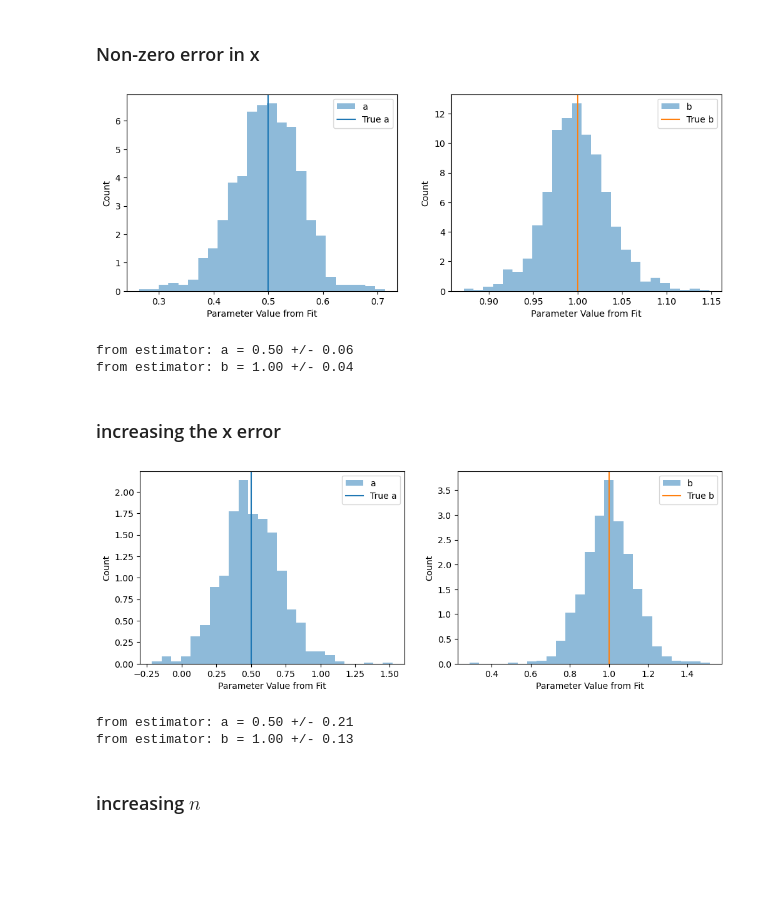
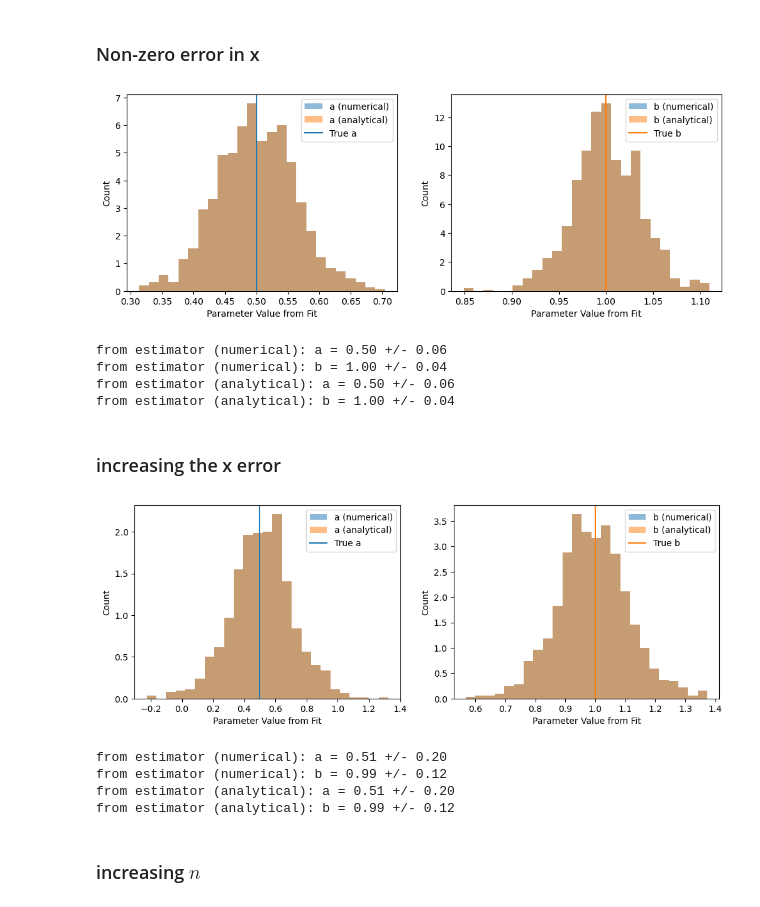
Before and after one commit to aotownsend/StatMethods2022, a Jupyter notebook: submissions/week5/annanay_week5.ipynb, the cells around one changed output. Saved outputs shown, nothing was run; the diff lists cells and outputs as text; code cells hidden in the pictures; blank space fills up the shorter version.

```diff
--- a/submissions/week5/annanay_week5.ipynb
+++ b/submissions/week5/annanay_week5.ipynb
@@ -26 +38,6 @@ plt.plot(x, y, 'x')
+# %%
+def analytical_minimizer(x,y):
+    a = np.sum(x*(y-np.mean(y)))/np.sum(x*(x-np.mean(x)))
+    b = np.mean(y) - a*np.mean(x)
+    return a, b
 # %%
@@ -57,6 +66,8 @@ n = 10
 
 a_values = np.zeros(n_experiments)
 b_values = np.zeros(n_experiments)
+a_values_ana = np.zeros(n_experiments)
+b_values_ana = np.zeros(n_experiments)
 
 a, b, sigma_x,sigma_y = 0.5, 1, 0, 0.05 # for the first part sigma_x = 0
 
@@ -64,15 +75,18 @@ a, b, sigma_x,sigma_y = 0.5, 1, 0, 0.05 # for the first part sigma_x = 0
 for i in range(n_experiments):
     x_, y_ = generate_data(10, a, b, sigma_x, sigma_y) # generate samples of n points
     a_values[i], b_values[i] = minimize(Chi2, x0=(0, 0), args = (x_, y_, sigma_y)).x # find the best fit parameters for a and b
+    a_values_ana[i], b_values_ana[i] = analytical_minimizer(x_, y_) # find the best fit parameters for a and b analytically
 
 # plot the distribution of estimated a and b values
 n_bins = 25
 
 fig, axs = plt.subplots(1, 2, figsize=(12, 4))
-axs[0].hist(a_values, bins=n_bins, density=True, alpha=0.5, label='a')
+axs[0].hist(a_values, bins=n_bins, density=True, alpha=0.5, label='a (numerical)')
+axs[0].hist(a_values_ana, bins=n_bins, density=True, alpha=0.5, label='a (analytical)')
 axs[0].axvline(a, color='C0', label='True a')
 axs[0].legend()
-axs[1].hist(b_values, bins=n_bins, density=True, alpha=0.5, label='b')
+axs[1].hist(b_values, bins=n_bins, density=True, alpha=0.5, label='b (numerical)')
+axs[1].hist(b_values_ana, bins=n_bins, density=True, alpha=0.5, label='b (analytical)')
 axs[1].axvline(b, color='C1', label='True b')
 axs[1].legend()
 
@@ -81,6 +95,8 @@ for ax in axs:
     ax.set_ylabel('Count')
 plt.show()
 
-print('from estimator: a = {:.2f} +/- {:.2f}'.format(np.mean(a_values), np.std(a_values)))
-print('from estimator: b = {:.2f} +/- {:.2f}'.format(np.mean(b_values), np.std(b_values)))
+print('from estimator (numerical): a = {:.2f} +/- {:.2f}'.format(np.mean(a_values), np.std(a_values)))
+print('from estimator (numerical): b = {:.2f} +/- {:.2f}'.format(np.mean(b_values), np.std(b_values)))
+print('from estimator (analytical): a = {:.2f} +/- {:.2f}'.format(np.mean(a_values_ana), np.std(a_values_ana)))
+print('from estimator (analytical): b = {:.2f} +/- {:.2f}'.format(np.mean(b_values_ana), np.std(b_values_ana)))
 # %% [output]
@@ -92,39 +110,48 @@ from estimator: b = 1.00 +/- 0.04
 # %%
 n_experiments = 1000
 n = 10
 
 a_values = np.zeros(n_experiments)
 b_values = np.zeros(n_experiments)
+a_values_ana = np.zeros(n_experiments)
+b_values_ana = np.zeros(n_experiments)
 
 a, b, sigma_x, sigma_y = 0.5, 1, 0.05, 0.05 # now sigma_x = 0.05
 
 
 for i in range(n_experiments):
     x_, y_ = generate_data(10, a, b, sigma_x, sigma_y) # generate samples of n points
     a_values[i], b_values[i] = minimize(Chi2, x0=(0, 0), args = (x_, y_, sigma_y)).x # find the best fit parameters for a and b
+    a_values_ana[i], b_values_ana[i] = analytical_minimizer(x_, y_) # find the best fit parameters for a and b analytically
 
 # plot the distribution of estimated a and b values
 n_bins = 25
 
 fig, axs = plt.subplots(1, 2, figsize=(12, 4))
-axs[0].hist(a_values, bins=n_bins, density=True, alpha=0.5, label='a')
+axs[0].hist(a_values, bins=n_bins, density=True, alpha=0.5, label='a (numerical)')
+axs[0].hist(a_values_ana, bins=n_bins, density=True, alpha=0.5, label='a (analytical)')
 axs[0].axvline(a, color='C0', label='True a')
 axs[0].legend()
-axs[1].hist(b_values, bins=n_bins, density=True, alpha=0.5, label='b')
+axs[1].hist(b_values, bins=n_bins, density=True, alpha=0.5, label='b (numerical)')
+axs[1].hist(b_values_ana, bins=n_bins, density=True, alpha=0.5, label='b (analytical)')
 axs[1].axvline(b, color='C1', label='True b')
 axs[1].legend()
 
 for ax in axs:
     ax.set_xlabel('Parameter Value from Fit')
     ax.set_ylabel('Count')
 plt.show()
 
-print('from estimator: a = {:.2f} +/- {:.2f}'.format(np.mean(a_values), np.std(a_values)))
-print('from estimator: b = {:.2f} +/- {:.2f}'.format(np.mean(b_values), np.std(b_values)))
+print('from estimator (numerical): a = {:.2f} +/- {:.2f}'.format(np.mean(a_values), np.std(a_values)))
+print('from estimator (numerical): b = {:.2f} +/- {:.2f}'.format(np.mean(b_values), np.std(b_values)))
+print('from estimator (analytical): a = {:.2f} +/- {:.2f}'.format(np.mean(a_values_ana), np.std(a_values_ana)))
+print('from estimator (analytical): b = {:.2f} +/- {:.2f}'.format(np.mean(b_values_ana), np.std(b_values_ana)))
 # %% [output]
-[figure, old version]
+[figure, new version]
-from estimator: a = 0.50 +/- 0.06
-from estimator: b = 1.00 +/- 0.04
+from estimator (numerical): a = 0.50 +/- 0.06
+from estimator (numerical): b = 1.00 +/- 0.04
+from estimator (analytical): a = 0.50 +/- 0.06
+from estimator (analytical): b = 1.00 +/- 0.04
 # %% [markdown]
 ### increasing the x error
 # %%
@@ -133,6 +160,8 @@ n = 10
 
 a_values = np.zeros(n_experiments)
 b_values = np.zeros(n_experiments)
+a_values_ana = np.zeros(n_experiments)
+b_values_ana = np.zeros(n_experiments)
 
 a, b, sigma_x, sigma_y = 0.5, 1, 0.2, 0.2 # now sigma_x = 0.2 and sigma_y = 0.2
 
@@ -140,15 +169,18 @@ a, b, sigma_x, sigma_y = 0.5, 1, 0.2, 0.2 # now sigma_x = 0.2 and sigma_y = 0.2
 for i in range(n_experiments):
     x_, y_ = generate_data(10, a, b, sigma_x, sigma_y) # generate samples of n points
     a_values[i], b_values[i] = minimize(Chi2, x0=(0, 0), args = (x_, y_, sigma_y)).x # find the best fit parameters for a and b
+    a_values_ana[i], b_values_ana[i] = analytical_minimizer(x_, y_) # find the best fit parameters for a and b analytically
 
 # plot the distribution of estimated a and b values
 n_bins = 25
 
 fig, axs = plt.subplots(1, 2, figsize=(12, 4))
-axs[0].hist(a_values, bins=n_bins, density=True, alpha=0.5, label='a')
+axs[0].hist(a_values, bins=n_bins, density=True, alpha=0.5, label='a (numerical)')
+axs[0].hist(a_values_ana, bins=n_bins, density=True, alpha=0.5, label='a (analytical)')
 axs[0].axvline(a, color='C0', label='True a')
 axs[0].legend()
-axs[1].hist(b_values, bins=n_bins, density=True, alpha=0.5, label='b')
+axs[1].hist(b_values, bins=n_bins, density=True, alpha=0.5, label='b (numerical)')
+axs[1].hist(b_values_ana, bins=n_bins, density=True, alpha=0.5, label='b (analytical)')
 axs[1].axvline(b, color='C1', label='True b')
 axs[1].legend()
 
@@ -157,12 +189,16 @@ for ax in axs:
     ax.set_ylabel('Count')
 plt.show()
 
-print('from estimator: a = {:.2f} +/- {:.2f}'.format(np.mean(a_values), np.std(a_values)))
-print('from estimator: b = {:.2f} +/- {:.2f}'.format(np.mean(b_values), np.std(b_values)))
+print('from estimator (numerical): a = {:.2f} +/- {:.2f}'.format(np.mean(a_values), np.std(a_values)))
+print('from estimator (numerical): b = {:.2f} +/- {:.2f}'.format(np.mean(b_values), np.std(b_values)))
+print('from estimator (analytical): a = {:.2f} +/- {:.2f}'.format(np.mean(a_values_ana), np.std(a_values_ana)))
+print('from estimator (analytical): b = {:.2f} +/- {:.2f}'.format(np.mean(b_values_ana), np.std(b_values_ana)))
 # %% [output]
-[figure, old version]
+[figure, new version]
-from estimator: a = 0.50 +/- 0.21
-from estimator: b = 1.00 +/- 0.13
+from estimator (numerical): a = 0.51 +/- 0.20
+from estimator (numerical): b = 0.99 +/- 0.12
+from estimator (analytical): a = 0.51 +/- 0.20
+from estimator (analytical): b = 0.99 +/- 0.12
 # %% [markdown]
 ### increasing $n$
 # %%
```
Also changed, not shown: parts of 6 cells of this notebook.
